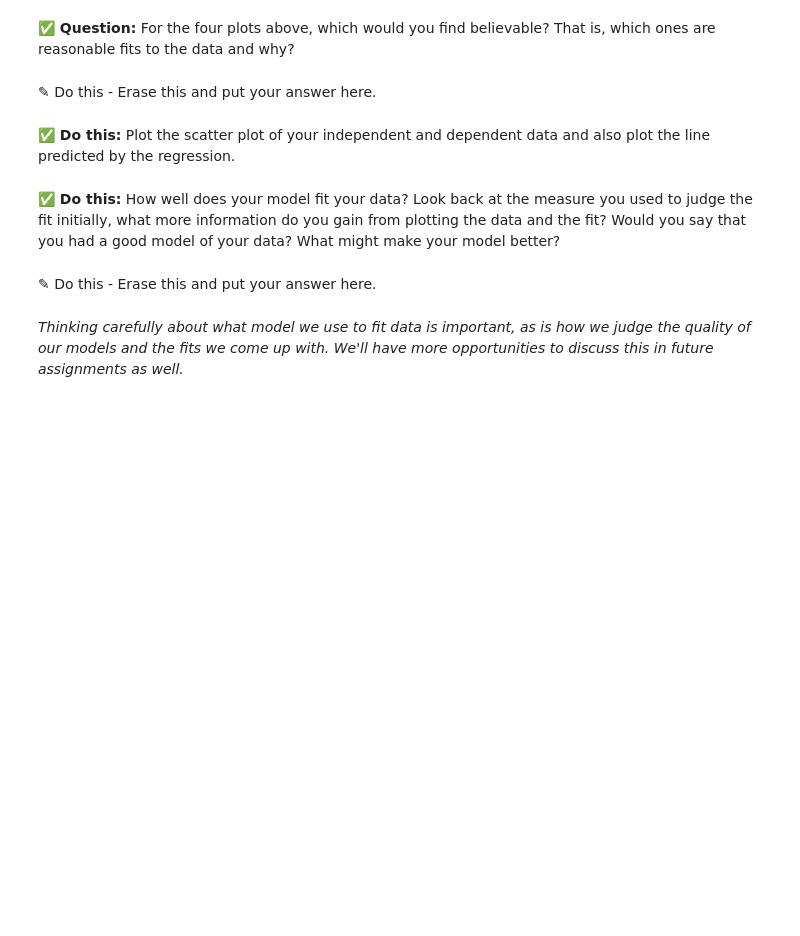
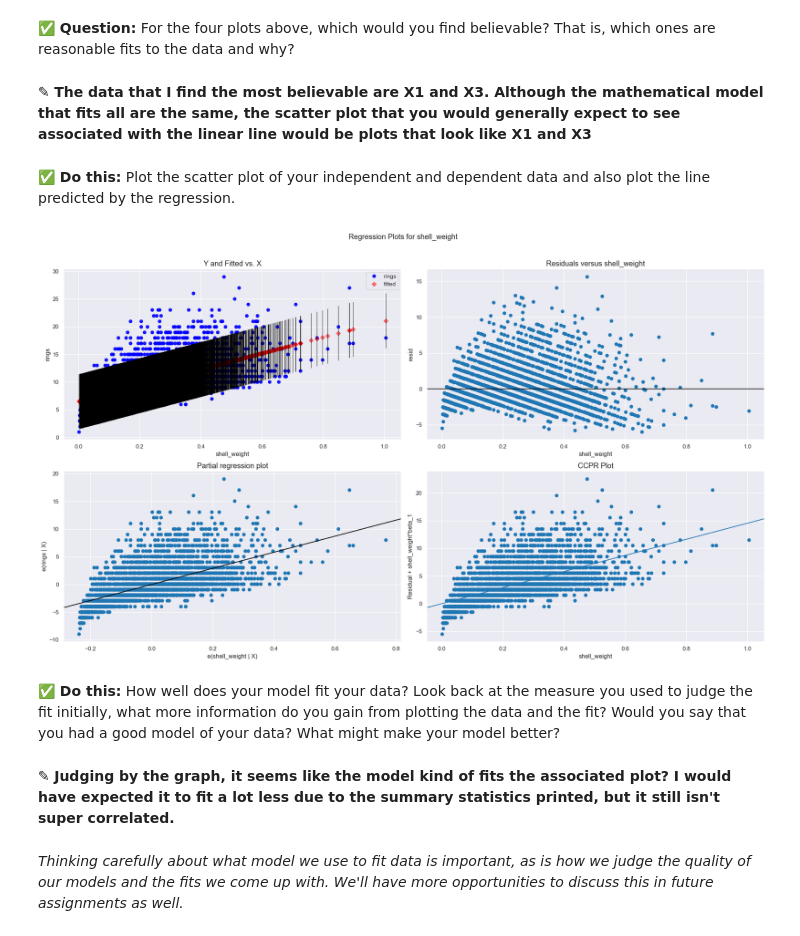
Before and after one commit to arshwasnik/cmse202-s26-turnin, a Jupyter notebook: Day-13/Day-13_In-Class-Regression-STUDENT.ipynb, the cells around one changed output. Cells and saved outputs as stored; diff of their text form; code cells hidden in the pictures; blank space fills up the shorter version.

```diff
--- a/Day-13/Day-13_In-Class-Regression-STUDENT.ipynb
+++ b/Day-13/Day-13_In-Class-Regression-STUDENT.ipynb
@@ -148,0 +185,10 @@ _Look to the pre-class assignment for some hints and check in with your group._
+# %%
+# put your code here
+x = abalone_fixed["shell_weight"]
+x_cnst = sm.add_constant(x)
+y = abalone_fixed["rings"]
+
+model = sm.OLS(y, x_cnst)
+results = model.fit()
+
+print(results.params)
@@ -168,7 +236,7 @@ Mathematically, any data can be fit to a line. Whether a line is a good model to
 You can see that each data set is different, but the mathematical model that fits each of these data sets is the same! You must be careful that your data do not violate one or more of the [underlying assumptions of linear fitting](https://en.wikipedia.org/wiki/Linear_regression#Assumptions). This is one reason it is incredibly important to visualize your data and the model that fits it.
 # %% [markdown]
 **&#9989; Question:** For the four plots above, which would you find believable? That is, which ones are reasonable fits to the data and why?
-# %% [markdown]
-<font size=+3>&#9998;</font> Do this - Erase this and put your answer here.
+# %% [markdown]
+<font size=+3>&#9998;</font> **The data that I find the most believable are X1 and X3. Although the mathematical model that fits all are the same, the scatter plot that you would generally expect to see associated with the linear line would be plots that look like X1 and X3**
 # %% [markdown]
 **&#9989; Do this:** Plot the scatter plot of your independent and dependent data and also plot the line predicted by the regression.
@@ -177,7 +243,12 @@ You can see that each data set is different, but the mathematical model that fit
+# %%
+fig = plt.figure(figsize=(20,12))
+fig = sm.graphics.plot_regress_exog(results, "shell_weight", fig=fig)
+# %% [output]
+[figure, added]
 # %% [markdown]
 **&#9989; Do this:** How well does your model fit your data? Look back at the measure you used to judge the fit initially, what more information do you gain from plotting the data and the fit? Would you say that you had a good model of your data? What might make your model better?
-# %% [markdown]
-<font size=+3>&#9998;</font> Do this - Erase this and put your answer here.
+# %% [markdown]
+<font size=+3>&#9998;</font> **Judging by the graph, it seems like the model kind of fits the associated plot? I would have expected it to fit a lot less due to the summary statistics printed, but it still isn't super correlated.**
 # %% [markdown]
 _Thinking carefully about what model we use to fit data is important, as is how we judge the quality of our models and the fits we come up with. We'll have more opportunities to discuss this in future assignments as well._
 # %% [markdown]
```
Also changed, not shown: parts of 33 cells of this notebook.
